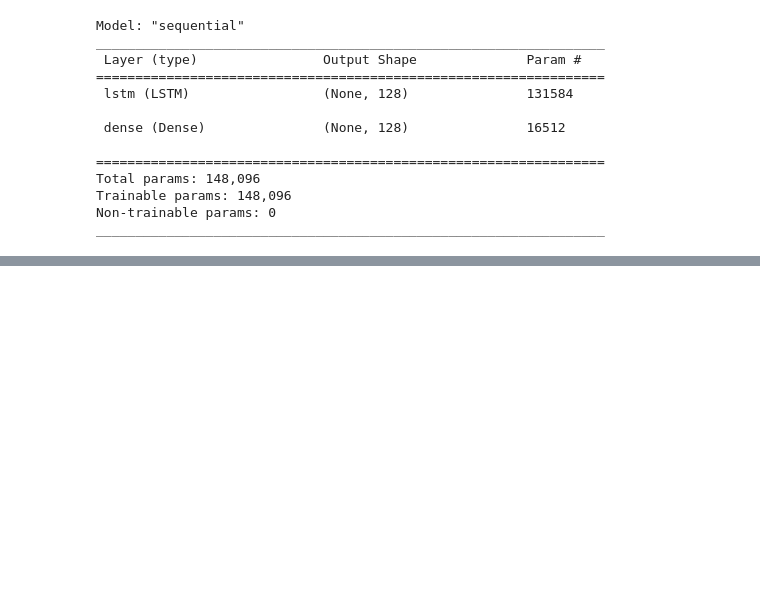
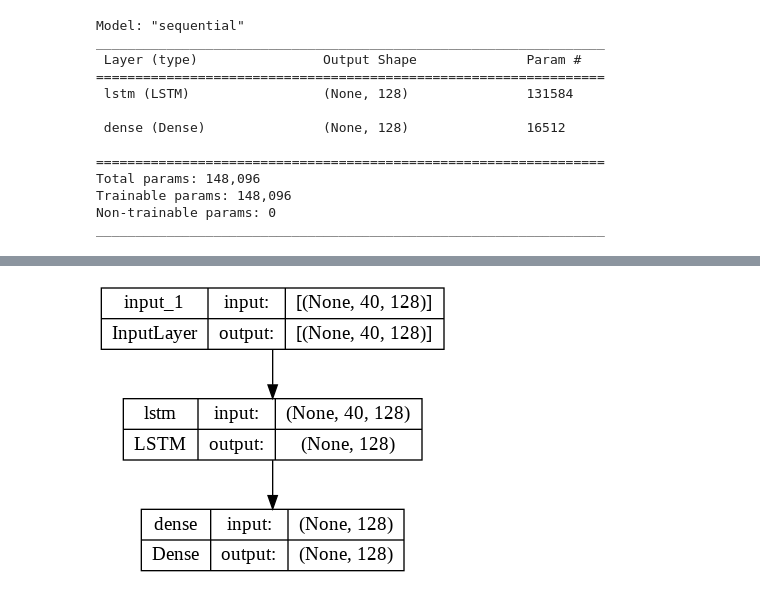
Before and after one commit to noevernier/music-coach, a Jupyter notebook: src/ai/lstm_note_generation.ipynb, the cells around one changed output, grey strips where cells are left out. Drawn from its saved outputs; the diff is of its cells as text; code cells hidden in the pictures; blank space fills up the shorter version.

Commit message:
add LSTM model

```diff
--- a/src/ai/lstm_note_generation.ipynb
+++ b/src/ai/lstm_note_generation.ipynb
@@ -102,8 +58 @@ def song_to_data(start, notes):
     return (x, y)
-# %%
-song = pretty_midi.PrettyMIDI("pitch_sequence.mid")
-inst = song.instruments[0]
-notes = [notes.pitch for i, notes in enumerate(inst.notes)]
-x, y = song_to_data(0, notes)
-
-print(x, y)
@@ -128,15 +59,15 @@ print(x, y)
 # %%
-x_train = np.zeros((0, k, 128))
+x_train = np.zeros((0, maxlen, 128))
 y_train = np.zeros((0, 1, 128))
 
-for song in songs[:n_song]:
+for i, song in enumerate(songs[:n_song]):
     inst = song.instruments[0]
     notes = [note.pitch for i, note in enumerate(inst.notes)]
     start = 0
-    print(len(notes))
-    while start+k < len(notes):
+    print("[Loading]... Song number : " , i ," - Number of notes : " ,len(notes))
+    while start+maxlen < len(notes):
         x, y = song_to_data(start, notes)
-        x_train = np.append(x_train, x.reshape((1, k, 128)), axis=0)
+        x_train = np.append(x_train, x.reshape((1, maxlen, 128)), axis=0)
         y_train = np.append(y_train, y.reshape((1, 1, 128)), axis=0)
-        start += 1
+        start += step
 # %% [output]
@@ -146,7 +87,5 @@ KeyboardInterrupt:
 # %%
 print(x_train.shape)
+y_train = y_train.reshape((12663,128))
 print(y_train.shape)
-
-print(x_train[0, 0])
-print(y_train[0])
 # %% [output]
@@ -154,7 +96,7 @@ NameError: name 'x_train' is not defined
 # %%
 model = keras.Sequential(
     [
-        keras.Input(shape=(k, 128)),
+        keras.Input(shape=(maxlen, 128)),
         layers.LSTM(128),
         layers.Dense(128, activation="softmax"),
     ]
@@ -186,0 +146,5 @@ NameError: name 'x_train' is not defined
+# %%
+dot_img_file = '/tmp/model_1.png'
+tf.keras.utils.plot_model(model, to_file=dot_img_file, show_shapes=True)
+# %% [output]
+[figure, added]
```
Also changed, not shown: parts of 28 cells of this notebook, 3 other files.
